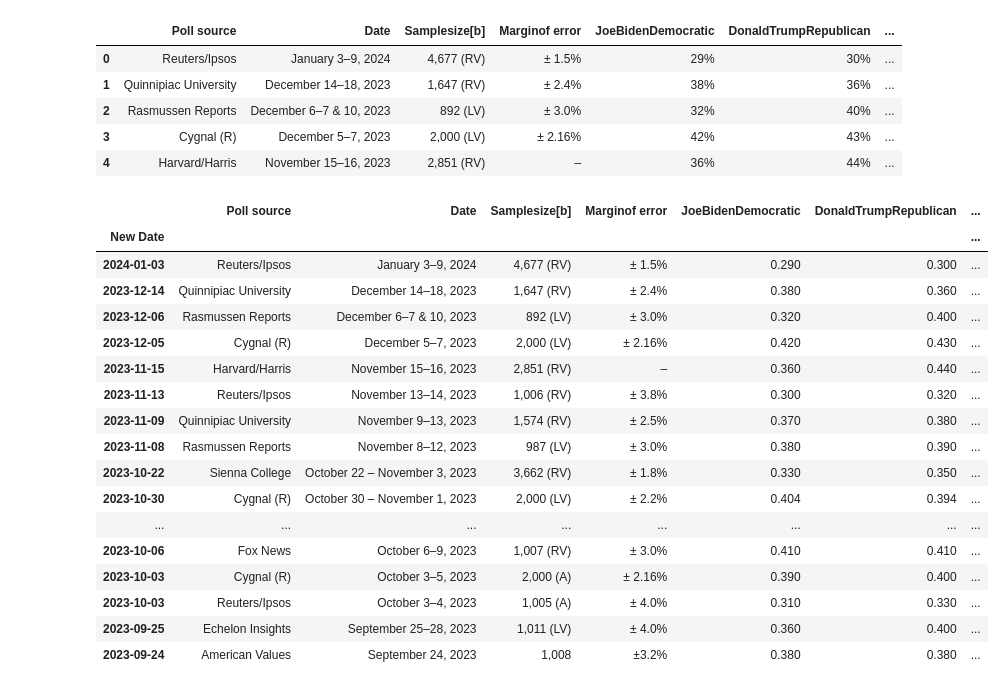
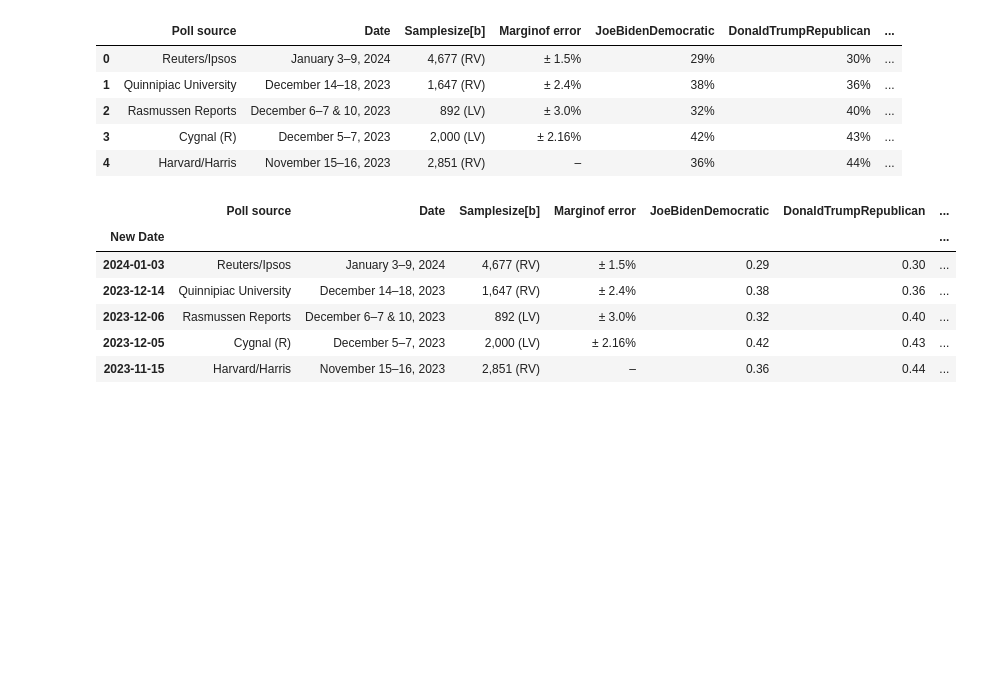
Before and after one commit to robertfeldstein/Election2024, a Jupyter notebook: polldatatesting.ipynb, the cells around one changed output. Cells and saved outputs as stored; diff of their text form; code cells hidden in the pictures; blank space fills up the shorter version.

```diff
--- a/polldatatesting.ipynb
+++ b/polldatatesting.ipynb
@@ -248,9 +245,9 @@ driver.quit()
 soup = BeautifulSoup(html_content, 'html5lib')
 
 # Now you can extract the table data using the same approach as before
-table = soup.find_all('table')
+table_dat = soup.find_all('table')
 
-table = table[10]
+table = table_dat[10]
 # %%
 table_data = []
 for row in table.find_all('tr'):
@@ -272,36 +269,26 @@ df.head()
 # %%
 #Time Series Plot of Wikipedia Data
 
 df["Year"] = df["Date"].str.split(" ").str[-1]
 df["Month"] = df["Date"].str.split(" ").str[0]
 df["Day"] = df["Date"].str.split(" ").str[1].str.split("–").str[0]
 df["New Date"] = df["Month"] + " " + df["Day"] + ", " + df["Year"]
 df["New Date"] = pd.to_datetime(df["New Date"],format="mixed")
 df['JoeBidenDemocratic'] = df['JoeBidenDemocratic'].str.rstrip('%').astype('float') / 100
 df['DonaldTrumpRepublican'] = df['DonaldTrumpRepublican'].str.rstrip('%').astype('float') / 100
 df["Robert F.Kennedy Jr.Independent"] = df["Robert F.Kennedy Jr.Independent"].str.rstrip('%').astype('float') / 100
 df.set_index("New Date", inplace=True)
-
-df
+df.drop("2023-10-09", inplace=True)
+df["Spread"] = df["DonaldTrumpRepublican"] - df["JoeBidenDemocratic"]
+df.head()
 # %% [output]
 |  | Poll source | Date | Samplesize[b] | Marginof error | JoeBidenDemocratic | DonaldTrumpRepublican | ... |
 | New Date |  |  |  |  |  |  | ... |
-| 2024-01-03 | Reuters/Ipsos | January 3–9, 2024 | 4,677 (RV) | ± 1.5% | 0.290 | 0.300 | ... |
-| 2023-12-14 | Quinnipiac University | December 14–18, 2023 | 1,647 (RV) | ± 2.4% | 0.380 | 0.360 | ... |
-| 2023-12-06 | Rasmussen Reports | December 6–7 & 10, 2023 | 892 (LV) | ± 3.0% | 0.320 | 0.400 | ... |
-| 2023-12-05 | Cygnal (R) | December 5–7, 2023 | 2,000 (LV) | ± 2.16% | 0.420 | 0.430 | ... |
-| 2023-11-15 | Harvard/Harris | November 15–16, 2023 | 2,851 (RV) | – | 0.360 | 0.440 | ... |
-| 2023-11-13 | Reuters/Ipsos | November 13–14, 2023 | 1,006 (RV) | ± 3.8% | 0.300 | 0.320 | ... |
-| 2023-11-09 | Quinnipiac University | November 9–13, 2023 | 1,574 (RV) | ± 2.5% | 0.370 | 0.380 | ... |
-| 2023-11-08 | Rasmussen Reports | November 8–12, 2023 | 987 (LV) | ± 3.0% | 0.380 | 0.390 | ... |
-| 2023-10-22 | Sienna College | October 22 – November 3, 2023 | 3,662 (RV) | ± 1.8% | 0.330 | 0.350 | ... |
-| 2023-10-30 | Cygnal (R) | October 30 – November 1, 2023 | 2,000 (LV) | ± 2.2% | 0.404 | 0.394 | ... |
-| ... | ... | ... | ... | ... | ... | ... | ... |
-| 2023-10-06 | Fox News | October 6–9, 2023 | 1,007 (RV) | ± 3.0% | 0.410 | 0.410 | ... |
-| 2023-10-03 | Cygnal (R) | October 3–5, 2023 | 2,000 (A) | ± 2.16% | 0.390 | 0.400 | ... |
-| 2023-10-03 | Reuters/Ipsos | October 3–4, 2023 | 1,005 (A) | ± 4.0% | 0.310 | 0.330 | ... |
-| 2023-09-25 | Echelon Insights | September 25–28, 2023 | 1,011 (LV) | ± 4.0% | 0.360 | 0.400 | ... |
-| 2023-09-24 | American Values | September 24, 2023 | 1,008 | ±3.2% | 0.380 | 0.380 | ... |
+| 2024-01-03 | Reuters/Ipsos | January 3–9, 2024 | 4,677 (RV) | ± 1.5% | 0.29 | 0.30 | ... |
+| 2023-12-14 | Quinnipiac University | December 14–18, 2023 | 1,647 (RV) | ± 2.4% | 0.38 | 0.36 | ... |
+| 2023-12-06 | Rasmussen Reports | December 6–7 & 10, 2023 | 892 (LV) | ± 3.0% | 0.32 | 0.40 | ... |
+| 2023-12-05 | Cygnal (R) | December 5–7, 2023 | 2,000 (LV) | ± 2.16% | 0.42 | 0.43 | ... |
+| 2023-11-15 | Harvard/Harris | November 15–16, 2023 | 2,851 (RV) | – | 0.36 | 0.44 | ... |
 # %%
 df.plot()
 plt.title('Wikipedia Polling Data')
```
Also changed, not shown: parts of 9 cells of this notebook, 1 other file.
